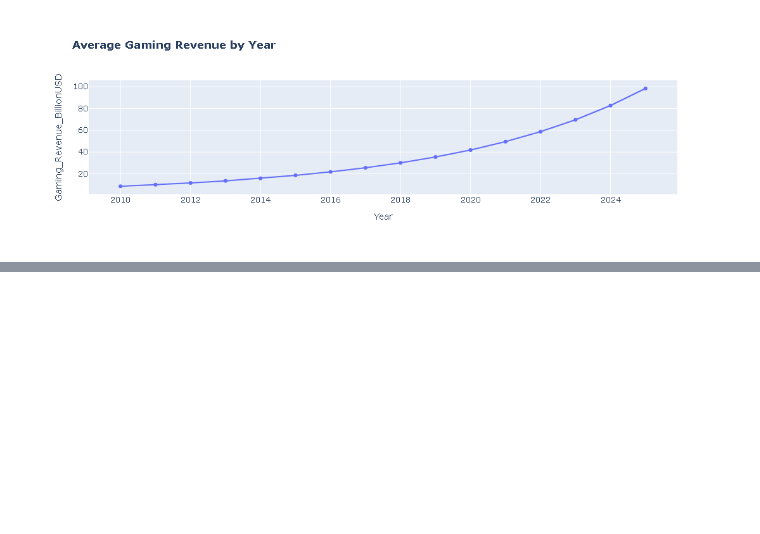
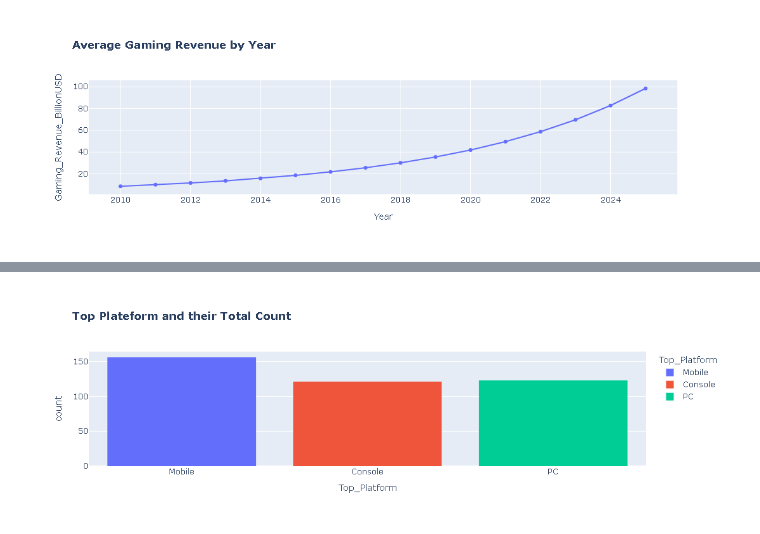
Before and after one commit to 9872himan-rgb/E-sports-project, a Jupyter notebook: game.ipynb, the cells around one changed output, grey strips where cells are left out. Cells and saved outputs as stored; diff of their text form; code cells hidden in the pictures; blank space fills up the shorter version.

```diff
--- a/game.ipynb
+++ b/game.ipynb
@@ -377,0 +348,8 @@ plt.show()
+# %%
+# 4. Histogram
+fig = px.histogram(
+      df,x="Top_Platform",nbins=10,color="Top_Platform",title=("<b>Top Plateform and their Total Count</b>")
+    )
+fig.show()
+# %% [output]
+[figure, added]
```
Also changed, not shown: parts of 13 cells of this notebook.
